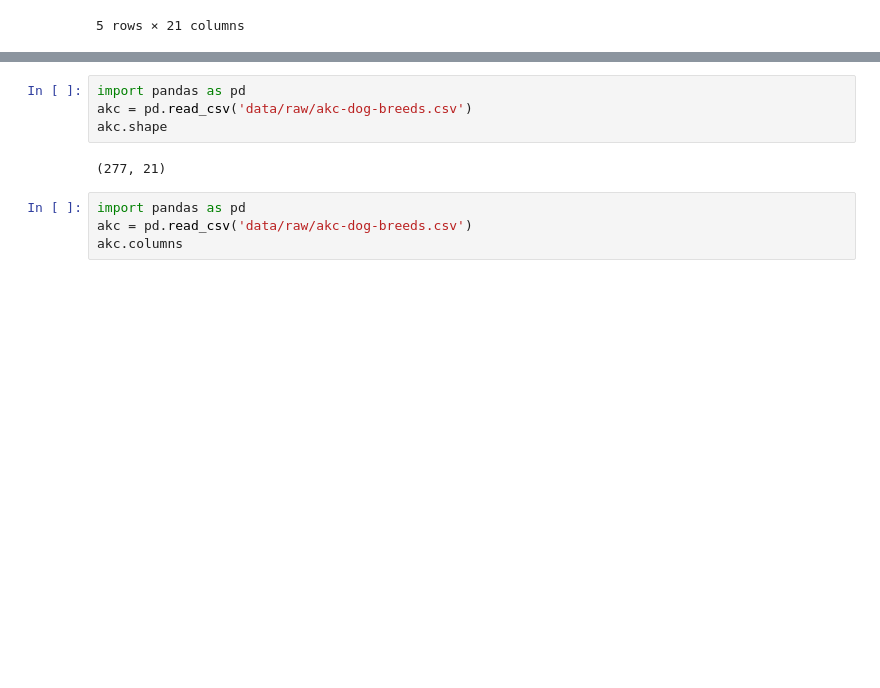
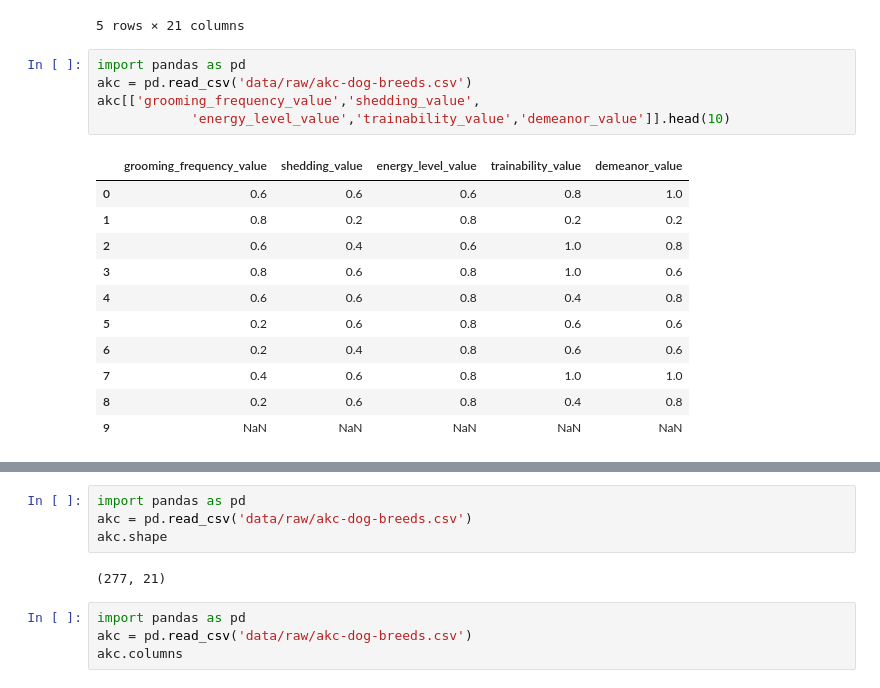
Before and after one commit to k3kyan/dog-shelter-tamagochi-ai, a Jupyter notebook: pipeline/scratchpad_explore.ipynb, the cells around one changed output, grey strips where cells are left out. Cells and saved outputs as stored; diff of their text form; blank space fills up the shorter version.

```diff
--- a/pipeline/scratchpad_explore.ipynb
+++ b/pipeline/scratchpad_explore.ipynb
@@ -10,3 +10,20 @@ akc.head()
 | 3 | Akita | Akitas are burly, heavy-boned spi... | Courageous, Dignified, Profoundly... | 47 | 60.96 | 71.12 | 31.751466 | 58.967008 | ... |
 | 4 | Alaskan Malamute | The Alaskan Malamute stands 23 to... | Affectionate, Loyal, Playful | 58 | 58.42 | 63.50 | 34.019428 | 38.555351 | ... |
 5 rows × 21 columns
+# %%
+import pandas as pd
+akc = pd.read_csv('data/raw/akc-dog-breeds.csv')
+akc[['grooming_frequency_value','shedding_value',
+            'energy_level_value','trainability_value','demeanor_value']].head(10)
+# %% [output]
+|  | grooming_frequency_value | shedding_value | energy_level_value | trainability_value | demeanor_value |
+| 0 | 0.6 | 0.6 | 0.6 | 0.8 | 1.0 |
+| 1 | 0.8 | 0.2 | 0.8 | 0.2 | 0.2 |
+| 2 | 0.6 | 0.4 | 0.6 | 1.0 | 0.8 |
+| 3 | 0.8 | 0.6 | 0.8 | 1.0 | 0.6 |
+| 4 | 0.6 | 0.6 | 0.8 | 0.4 | 0.8 |
+| 5 | 0.2 | 0.6 | 0.8 | 0.6 | 0.6 |
+| 6 | 0.2 | 0.4 | 0.8 | 0.6 | 0.6 |
+| 7 | 0.4 | 0.6 | 0.8 | 1.0 | 1.0 |
+| 8 | 0.2 | 0.6 | 0.8 | 0.4 | 0.8 |
+| 9 | NaN | NaN | NaN | NaN | NaN |
```
Also changed, not shown: parts of 5 cells of this notebook, 1 other file.
